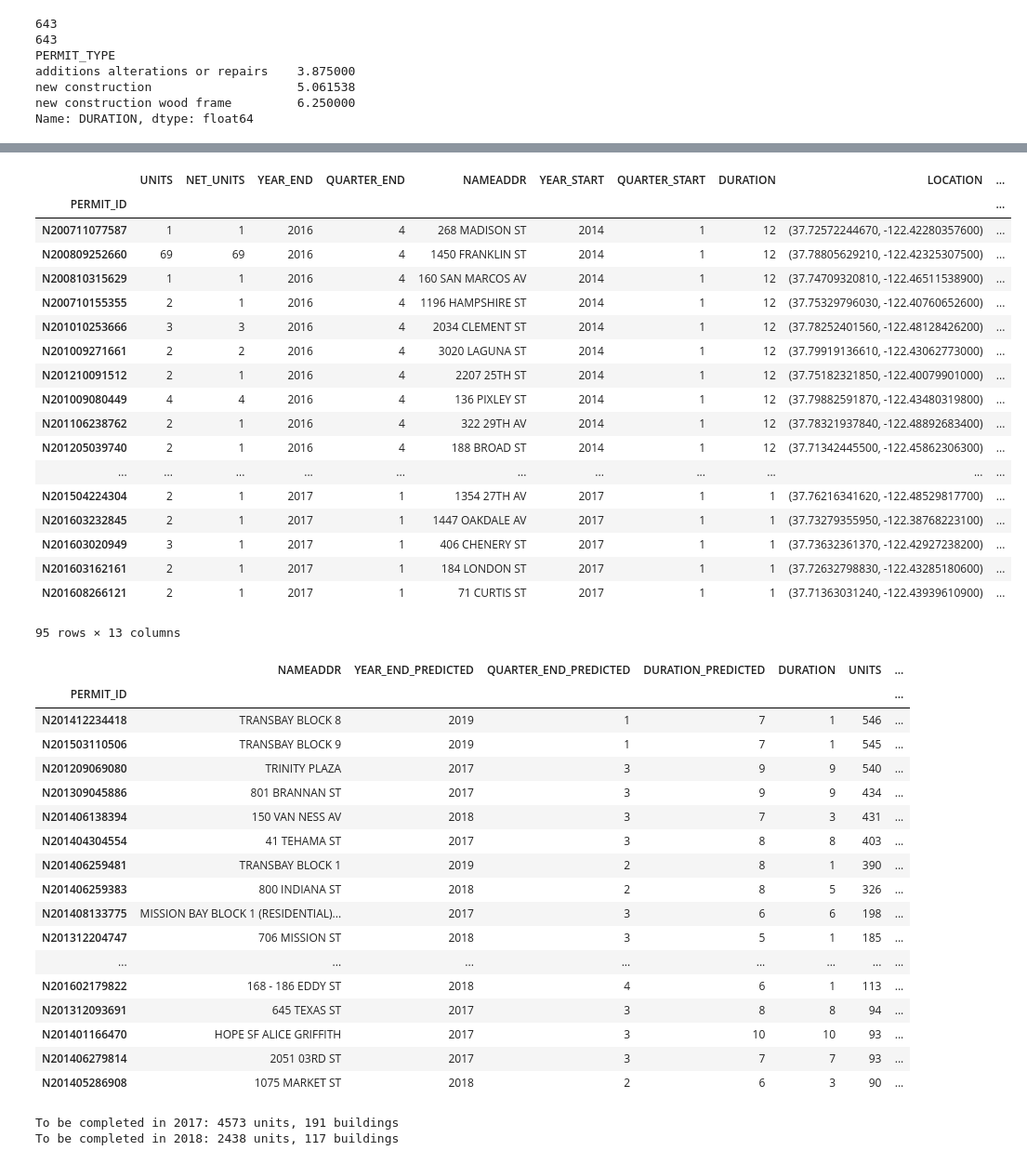
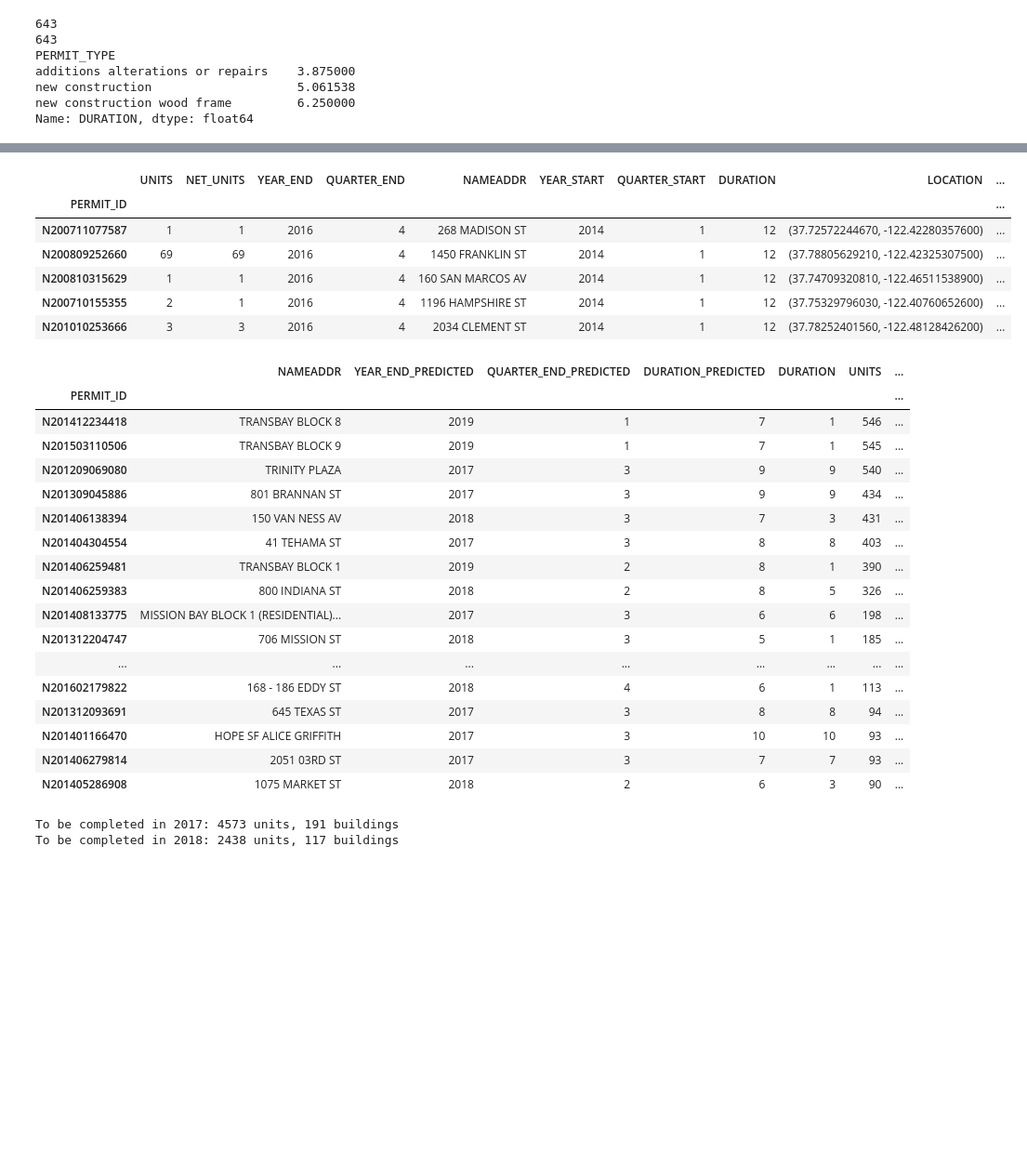
Before and after one commit to openland/statecraft-projects, a Jupyter notebook: housing_new.ipynb, the cells around one changed output, grey strips where cells are left out. Shown: that part at 93% size. Drawn from its saved outputs; the diff is of its cells as text; code cells hidden in the pictures; blank space fills up the shorter version.

Commit message:
new columns

```diff
--- a/housing_new.ipynb
+++ b/housing_new.ipynb
@@ -54,3 +59,13 @@ df.drop(["BESTSTAT"], inplace=True, axis=1)
+# %%
+def fill_3_last_quarters(df):
+    def has_entry(permit_id, year, quarter):
+        is_present = not df[(df['YEAR'] == year) & (df['QUARTER'] == quarter) & (df['PERMIT_ID'] == permit_id)].empty
+        return "in construction" if is_present else "not listed"
+    df["2017Q2"] = df['PERMIT_ID'].apply(lambda x: has_entry(x, 2017, 2))
+    df["2017Q1"] = df['PERMIT_ID'].apply(lambda x: has_entry(x, 2017, 1))
+    df["2016Q4"] = df['PERMIT_ID'].apply(lambda x: has_entry(x, 2016, 4))
+    return df
+df = fill_3_last_quarters(df)
 # %%
 # keep only first and last entry for each building
 construction_start = df.sort_values(['YEAR', 'QUARTER']).drop_duplicates(subset=['PERMIT_ID'], keep="first")
@@ -71,7 +86,7 @@ print(len(data))
 # Duration = last 'construction' entry year/quarter - permit issue year/quarter in quarters
 data['DURATION'] = (data['YEAR_END'] - data['YEAR_START']) * 4 + data['QUARTER_END'] - data['QUARTER_START'] + 1
 data = data[['UNITS', 'NET_UNITS', 'YEAR_END', 'QUARTER_END', 'NAMEADDR', 'YEAR_START', 'QUARTER_START',
-             'DURATION', 'LOCATION', 'PERMIT_TYPE']]
+             'DURATION', 'LOCATION', 'PERMIT_TYPE', '2016Q4', '2017Q1', '2017Q2']]
 
 print(data[data['NET_UNITS'] > 50].groupby('PERMIT_TYPE')['DURATION'].mean())
 # %% [output]
@@ -126,8 +129,7 @@ Still in construction by 2017:  218
 # %%
 columns = ['NAMEADDR', 'YEAR_END_PREDICTED', 'QUARTER_END_PREDICTED', 'DURATION_PREDICTED', 'DURATION',
-                    'UNITS', 'NET_UNITS', 'YEAR_END', 'QUARTER_END', 'YEAR_START', 'QUARTER_START', 'LOCATION', 'PERMIT_TYPE']
-
-def get_previous_states(df):
+           'UNITS', 'NET_UNITS', 'YEAR_END', 'QUARTER_END', 'YEAR_START', 'QUARTER_START', 'LOCATION',
+           'PERMIT_TYPE', '2016Q4', '2017Q1', '2017Q2']
 
 # positives only
 def add_quarters(df, quarter_num):
@@ -136,7 +138,7 @@ def add_quarters(df, quarter_num):
     df["YEAR_END_PREDICTED"] = df["YEAR_END"] + (finished["QUARTER_END"] + quarter_num - 1) / 4
     df[['YEAR_END_PREDICTED', 'QUARTER_END_PREDICTED']] = df[['YEAR_END_PREDICTED', 'QUARTER_END_PREDICTED']].astype('int64')
 
-    return data
+    return df
 
 def add_prediction(permits, complete):
     # duration is estimated based on completed buildings with ~same net units number
@@ -175,35 +177,23 @@ complete.sort_values(by="NET_UNITS", ascending=False).head(5)
 # %%
 # fill missing columns for finished in 2016Q4 buildings
 finished = add_quarters(finished, 1)
 finished["DURATION_PREDICTED"] = finished["DURATION"]
-display(finished)
+display(finished.head())
 
 # predict durations for incomplete buildings
 incomplete = add_prediction(incomplete, complete).sort_values(by="NET_UNITS", ascending=False)
 display(incomplete.head(20))
 result = finished.append(incomplete).sort_values(by="NET_UNITS", ascending=False)
 
 result = result[result["YEAR_END_PREDICTED"] < 2019]
 # %% [output]
 |  | UNITS | NET_UNITS | YEAR_END | QUARTER_END | NAMEADDR | YEAR_START | QUARTER_START | DURATION | LOCATION | ... |
 | PERMIT_ID |  |  |  |  |  |  |  |  |  | ... |
 | N200711077587 | 1 | 1 | 2016 | 4 | 268 MADISON ST | 2014 | 1 | 12 | (37.72572244670, -122.42280357600) | ... |
 | N200809252660 | 69 | 69 | 2016 | 4 | 1450 FRANKLIN ST | 2014 | 1 | 12 | (37.78805629210, -122.42325307500) | ... |
 | N200810315629 | 1 | 1 | 2016 | 4 | 160 SAN MARCOS AV | 2014 | 1 | 12 | (37.74709320810, -122.46511538900) | ... |
 | N200710155355 | 2 | 1 | 2016 | 4 | 1196 HAMPSHIRE ST | 2014 | 1 | 12 | (37.75329796030, -122.40760652600) | ... |
 | N201010253666 | 3 | 3 | 2016 | 4 | 2034 CLEMENT ST | 2014 | 1 | 12 | (37.78252401560, -122.48128426200) | ... |
-| N201009271661 | 2 | 2 | 2016 | 4 | 3020 LAGUNA ST | 2014 | 1 | 12 | (37.79919136610, -122.43062773000) | ... |
-| N201210091512 | 2 | 1 | 2016 | 4 | 2207 25TH ST | 2014 | 1 | 12 | (37.75182321850, -122.40079901000) | ... |
-| N201009080449 | 4 | 4 | 2016 | 4 | 136 PIXLEY ST | 2014 | 1 | 12 | (37.79882591870, -122.43480319800) | ... |
-| N201106238762 | 2 | 1 | 2016 | 4 | 322 29TH AV | 2014 | 1 | 12 | (37.78321937840, -122.48892683400) | ... |
-| N201205039740 | 2 | 1 | 2016 | 4 | 188 BROAD ST | 2014 | 1 | 12 | (37.71342445500, -122.45862306300) | ... |
-| ... | ... | ... | ... | ... | ... | ... | ... | ... | ... | ... |
-| N201504224304 | 2 | 1 | 2017 | 1 | 1354 27TH AV | 2017 | 1 | 1 | (37.76216341620, -122.48529817700) | ... |
-| N201603232845 | 2 | 1 | 2017 | 1 | 1447 OAKDALE AV | 2017 | 1 | 1 | (37.73279355950, -122.38768223100) | ... |
-| N201603020949 | 3 | 1 | 2017 | 1 | 406 CHENERY ST | 2017 | 1 | 1 | (37.73632361370, -122.42927238200) | ... |
-| N201603162161 | 2 | 1 | 2017 | 1 | 184 LONDON ST | 2017 | 1 | 1 | (37.72632798830, -122.43285180600) | ... |
-| N201608266121 | 2 | 1 | 2017 | 1 | 71 CURTIS ST | 2017 | 1 | 1 | (37.71363031240, -122.43939610900) | ... |
-95 rows × 13 columns
 |  | NAMEADDR | YEAR_END_PREDICTED | QUARTER_END_PREDICTED | DURATION_PREDICTED | DURATION | UNITS | ... |
 | PERMIT_ID |  |  |  |  |  |  | ... |
 | N201412234418 | TRANSBAY BLOCK 8 | 2019 | 1 | 7 | 1 | 546 | ... |
```
Also changed, not shown: parts of 4 cells of this notebook, 5 other files.
